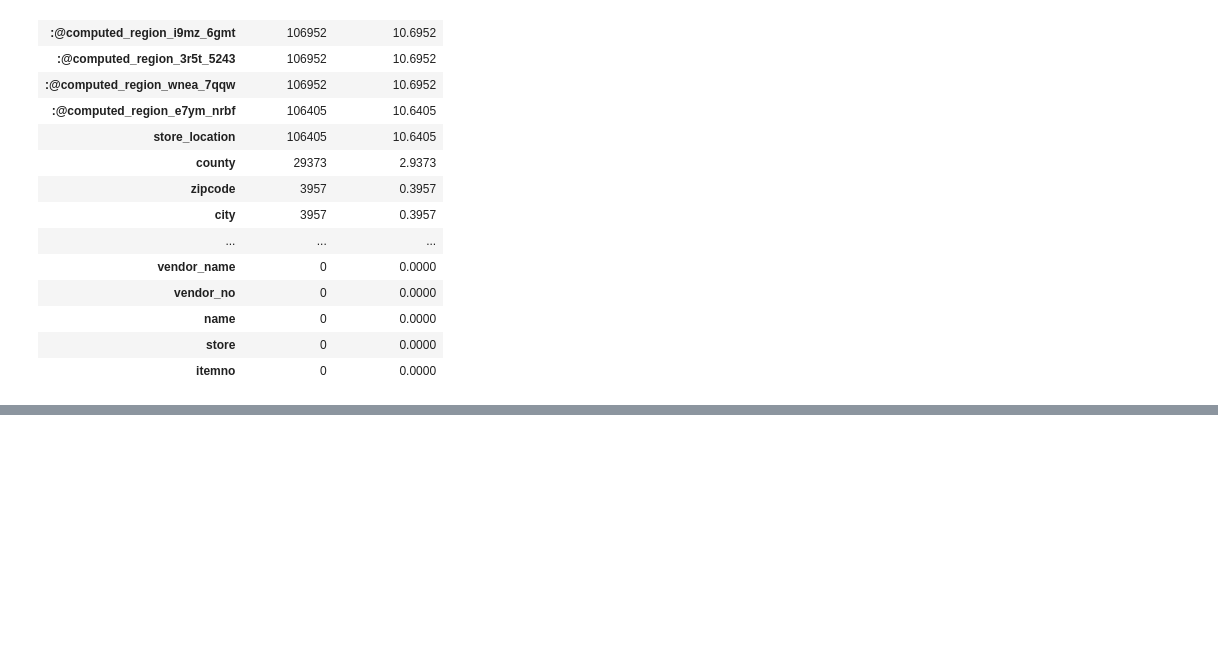
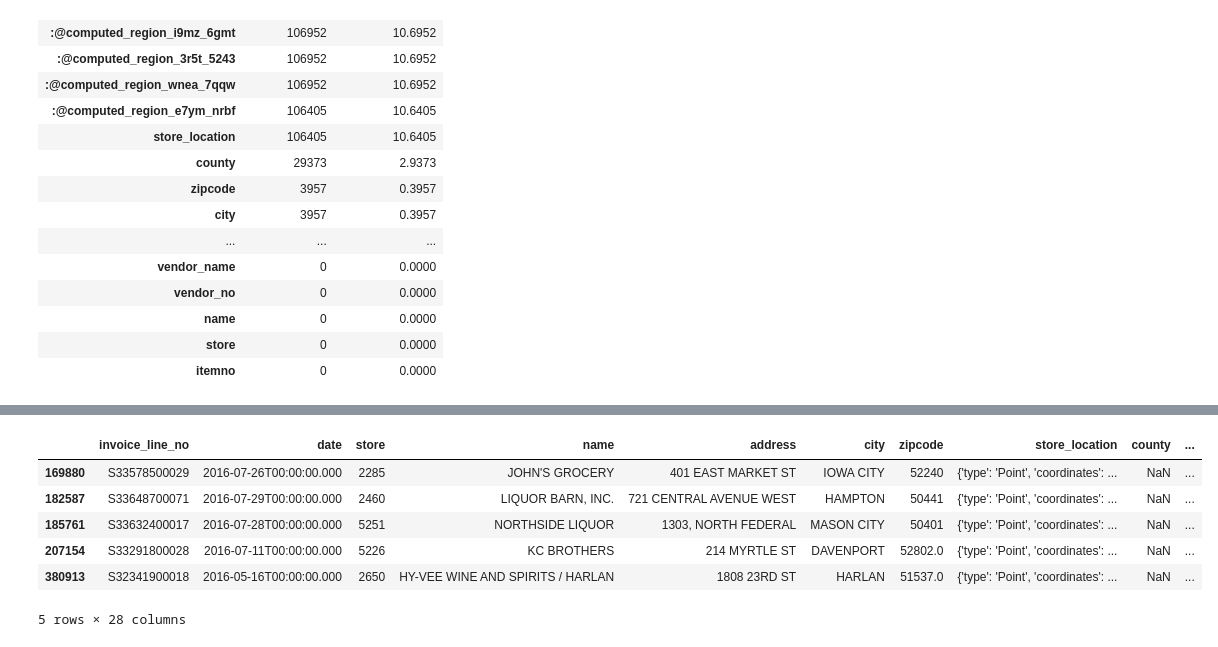
Before and after one commit to s22266/smart-liquor-sales-predictor, a Jupyter notebook: asi/notebooks/dataPreProcessing.ipynb, the cells around one changed output, grey strips where cells are left out. Cells and saved outputs as stored; diff of their text form; code cells hidden in the pictures; blank space fills up the shorter version.

```diff
--- a/asi/notebooks/dataPreProcessing.ipynb
+++ b/asi/notebooks/dataPreProcessing.ipynb
@@ -92,0 +153,10 @@ dfWithoutCounty = df.drop('county_number', axis=1)
+# %%
+null_county.head()
+# %% [output]
+|  | invoice_line_no | date | store | name | address | city | zipcode | store_location | county | ... |
+| 169880 | S33578500029 | 2016-07-26T00:00:00.000 | 2285 | JOHN'S GROCERY | 401 EAST MARKET ST | IOWA CITY | 52240 | {'type': 'Point', 'coordinates': ... | NaN | ... |
+| 182587 | S33648700071 | 2016-07-29T00:00:00.000 | 2460 | LIQUOR BARN, INC. | 721 CENTRAL AVENUE WEST | HAMPTON | 50441 | {'type': 'Point', 'coordinates': ... | NaN | ... |
+| 185761 | S33632400017 | 2016-07-28T00:00:00.000 | 5251 | NORTHSIDE LIQUOR | 1303, NORTH FEDERAL | MASON CITY | 50401 | {'type': 'Point', 'coordinates': ... | NaN | ... |
+| 207154 | S33291800028 | 2016-07-11T00:00:00.000 | 5226 | KC BROTHERS | 214 MYRTLE ST | DAVENPORT | 52802.0 | {'type': 'Point', 'coordinates': ... | NaN | ... |
+| 380913 | S32341900018 | 2016-05-16T00:00:00.000 | 2650 | HY-VEE WINE AND SPIRITS / HARLAN | 1808 23RD ST | HARLAN | 51537.0 | {'type': 'Point', 'coordinates': ... | NaN | ... |
+5 rows × 28 columns
```
Also changed, not shown: parts of 18 cells of this notebook.
